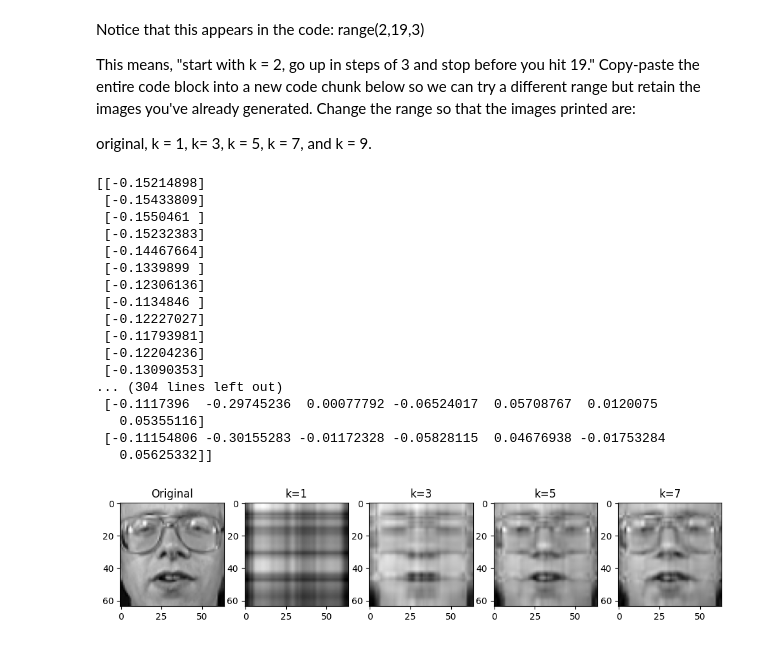
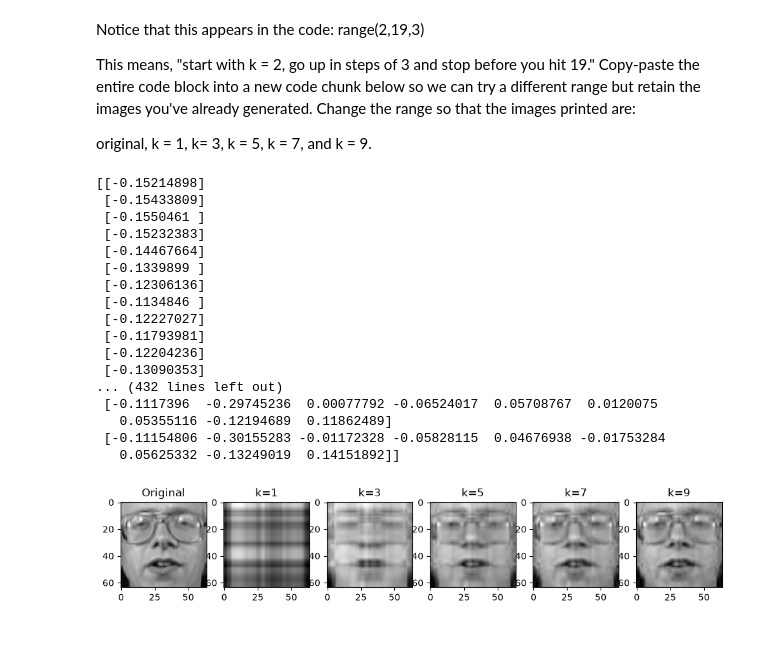
Before and after one commit to MunasheG/SVD, a Jupyter notebook: Template_image_reconstruction.ipynb, the cells around one changed output. Drawn from its saved outputs; the diff is of its cells as text; code cells hidden in the pictures.

Commit message:
revised k range

```diff
--- a/Template_image_reconstruction.ipynb
+++ b/Template_image_reconstruction.ipynb
@@ -183,35 +183,35 @@ original, k = 1, k= 3, k = 5, k = 7, and k = 9.
 #paste your code here
 image_num = 10 #TODO: you can change this
 reconstructed_list = [images[image_num,:,:]]
 k_list = [0]
-for k in range(1,9,2): #TODO: you can change this range (in a new code chunk)
+for k in range(1,10,2): #TODO: you can change this range (in a new code chunk)
     M = images[image_num,:,:] #select the image
     A = reconstruct(M,k) #reconstruct the image
     reconstructed_list.append(A)
     k_list.append(k)
 n_images = len(reconstructed_list) #includes the original as the first one
 plt.figure(figsize=(12, 12))
 for k in range(len(k_list)):
     ax = plt.subplot(1,n_images,k+1)
     plt.imshow(reconstructed_list[k], cmap=plt.cm.gray)
     if k>0: ax.set_title(f"k={k_list[k]}")
     if k==0: ax.set_title("Original")
 # %% [output]
 [[-0.15214898]
  [-0.15433809]
  [-0.1550461 ]
  [-0.15232383]
  [-0.14467664]
  [-0.1339899 ]
  [-0.12306136]
  [-0.1134846 ]
  [-0.12227027]
  [-0.11793981]
  [-0.12204236]
  [-0.13090353]
-... (304 lines left out)
+... (432 lines left out)
  [-0.1117396  -0.29745236  0.00077792 -0.06524017  0.05708767  0.0120075
-   0.05355116]
+   0.05355116 -0.12194689  0.11862489]
  [-0.11154806 -0.30155283 -0.01172328 -0.05828115  0.04676938 -0.01753284
-   0.05625332]]
+   0.05625332 -0.13249019  0.14151892]]
-[figure, old version]
+[figure, new version]
```
Also changed, not shown: parts of 3 cells of this notebook.
